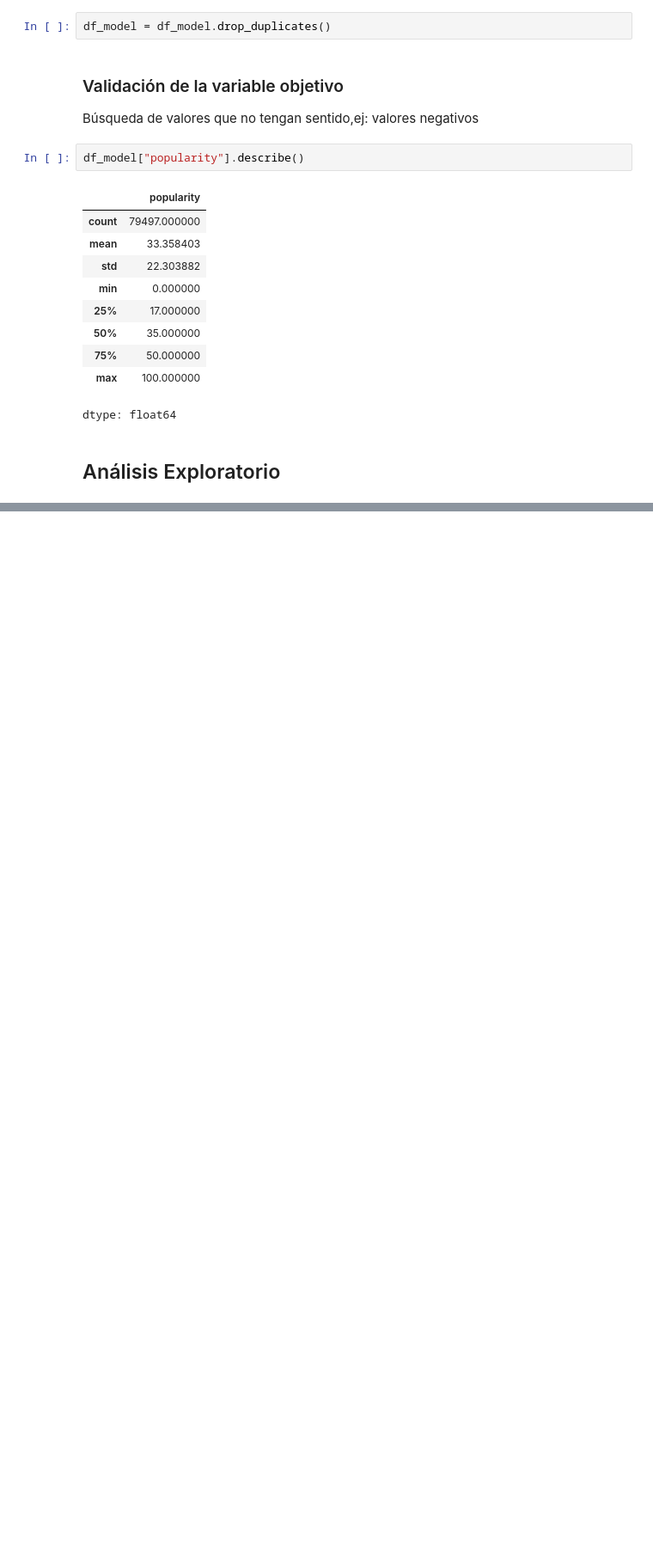
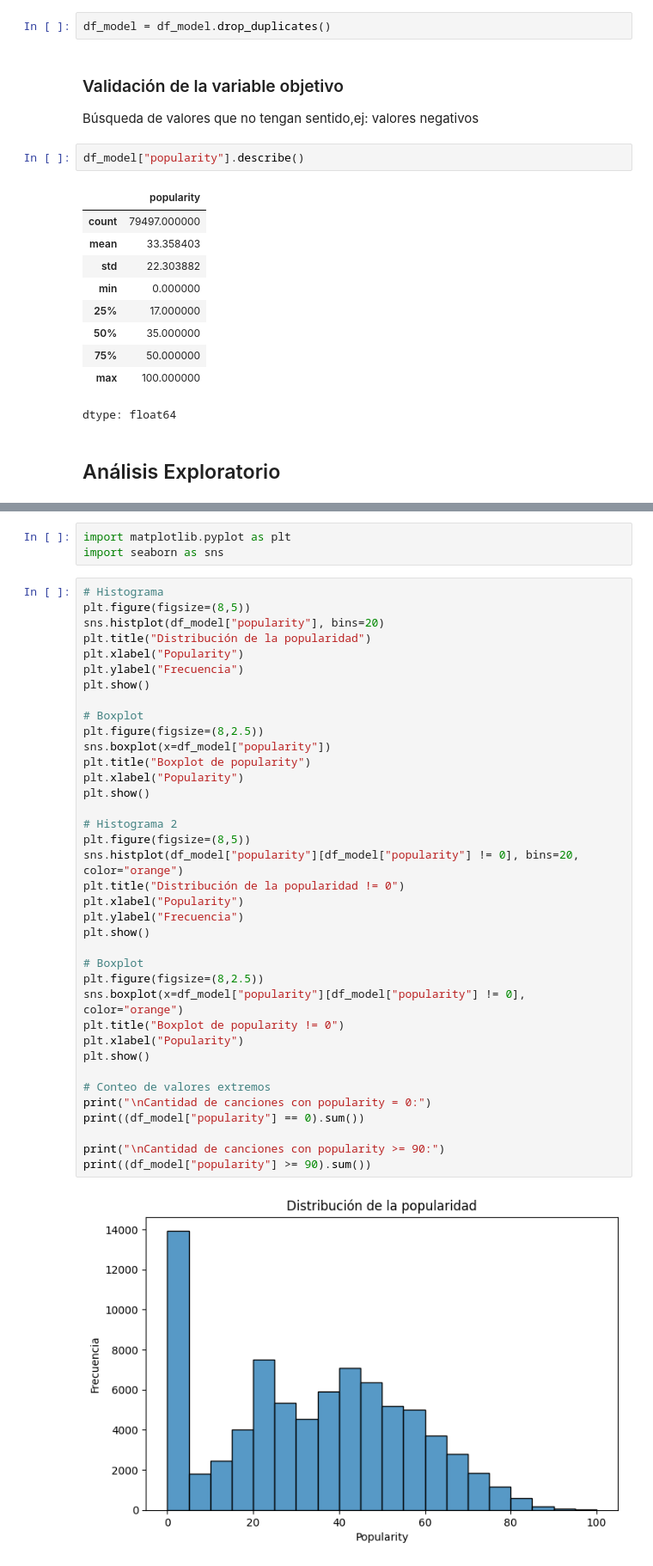
Before and after one commit to jairocruzhdez/MIAD_ML_NLP_JC, a Jupyter notebook: Semana 3/S3P1_proyecto1.ipynb, the cells around one changed output, grey strips where cells are left out. Shown at 86% size. Cells and saved outputs as stored; diff of their text form; blank space fills up the shorter version.

```diff
--- a/Semana 3/S3P1_proyecto1.ipynb
+++ b/Semana 3/S3P1_proyecto1.ipynb
@@ -140,0 +149,42 @@ dtype: float64
+# %%
+import matplotlib.pyplot as plt
+import seaborn as sns
+# %%
+# Histograma
+plt.figure(figsize=(8,5))
+sns.histplot(df_model["popularity"], bins=20)
+plt.title("Distribución de la popularidad")
+plt.xlabel("Popularity")
+plt.ylabel("Frecuencia")
+plt.show()
+
+# Boxplot
+plt.figure(figsize=(8,2.5))
+sns.boxplot(x=df_model["popularity"])
+plt.title("Boxplot de popularity")
+plt.xlabel("Popularity")
+plt.show()
+
+# Histograma 2
+plt.figure(figsize=(8,5))
+sns.histplot(df_model["popularity"][df_model["popularity"] != 0], bins=20, color="orange")
+plt.title("Distribución de la popularidad != 0")
+plt.xlabel("Popularity")
+plt.ylabel("Frecuencia")
+plt.show()
+
+# Boxplot
+plt.figure(figsize=(8,2.5))
+sns.boxplot(x=df_model["popularity"][df_model["popularity"] != 0], color="orange")
+plt.title("Boxplot de popularity != 0")
+plt.xlabel("Popularity")
+plt.show()
+
+# Conteo de valores extremos
+print("\nCantidad de canciones con popularity = 0:")
+print((df_model["popularity"] == 0).sum())
+
+print("\nCantidad de canciones con popularity >= 90:")
+print((df_model["popularity"] >= 90).sum())
+# %% [output]
+[figure, added]
```
Also changed, not shown: parts of 14 cells of this notebook.
